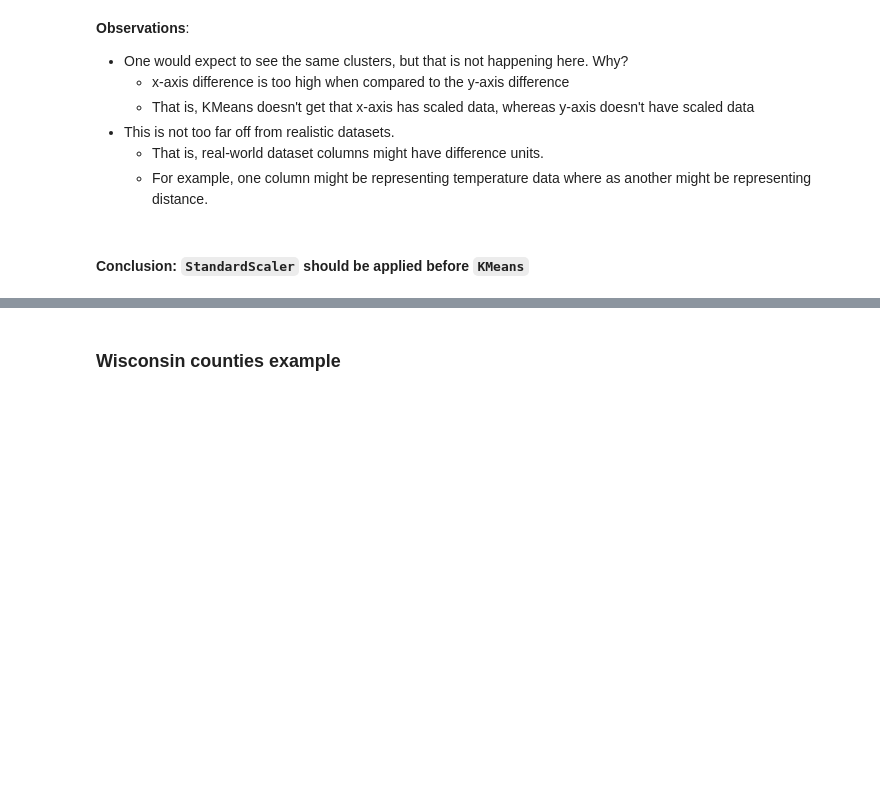
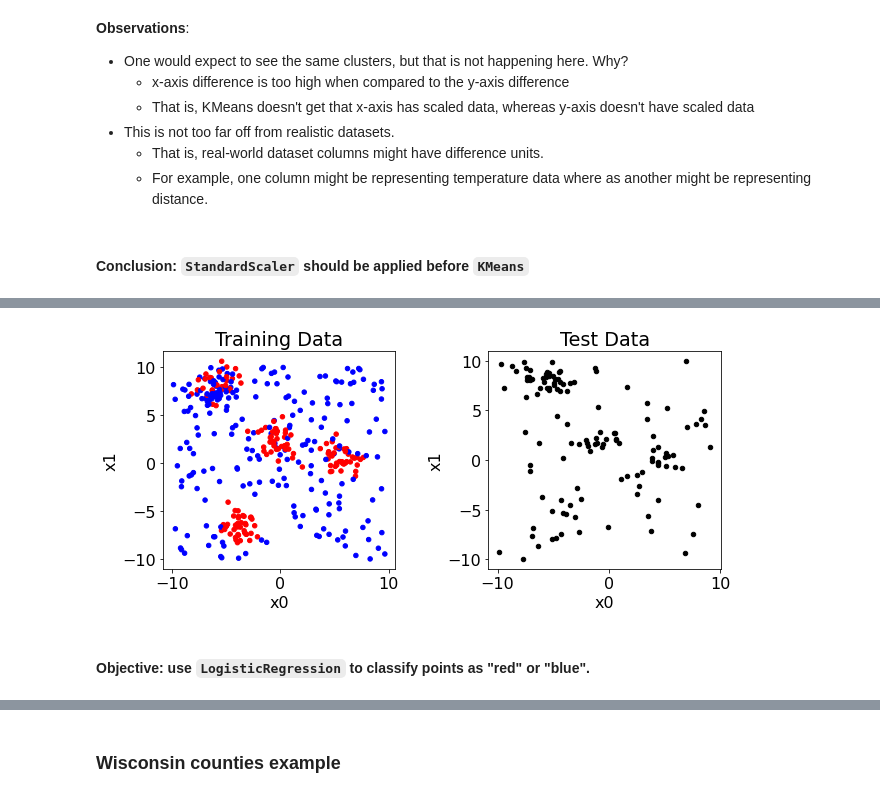
Before and after one commit to msyamkumar/cs320-lecture-notes, a Jupyter notebook: lec_39_Decomposition/lecture.ipynb, the cells around one changed output, grey strips where cells are left out. Cells and saved outputs as stored; diff of their text form; code cells hidden in the pictures; blank space fills up the shorter version.

```diff
--- a/lec_39_Decomposition/lecture.ipynb
+++ b/lec_39_Decomposition/lecture.ipynb
@@ -281,0 +254,27 @@ df2.plot.scatter(x=0, y=1, figsize=(6, 4), c=model.fit_predict(df2), vmin=-1, vm
+# %%
+def make_data():
+    x, y = datasets.make_blobs(n_samples=250, centers=5, random_state=5)
+    xcols = ["x0", "x1"]
+    df1 = pd.DataFrame(x, columns=xcols)
+    df1["y"] = y > 0
+
+    df2 = pd.DataFrame(np.random.uniform(-10, 10, size=(250, 2)), columns=["x0", "x1"])
+    df2["y"] = False
+
+    return pd.concat((df1, df2))
+
+df = make_data()
+df["color"] = df.apply(lambda row: "r" if row["y"] else "b", axis=1)
+train, test = train_test_split(df)
+# %%
+plt.rcParams["font.size"] = 16
+fig, ax = plt.subplots(ncols=2, figsize=(10,4))
+train.plot.scatter(x="x0", y="x1", c=train["color"], vmin=-1, ax=ax[0])
+test.plot.scatter(x="x0", y="x1", c="k", ax=ax[1])
+ax[0].set_title("Training Data")
+ax[1].set_title("Test Data")
+plt.subplots_adjust(wspace=0.4)
+# %% [output]
+[figure, new version]
+# %% [markdown]
+#### Objective: use `LogisticRegression` to classify points as "red" or "blue".
```
Also changed, not shown: parts of 39 cells of this notebook, 1 other file.
